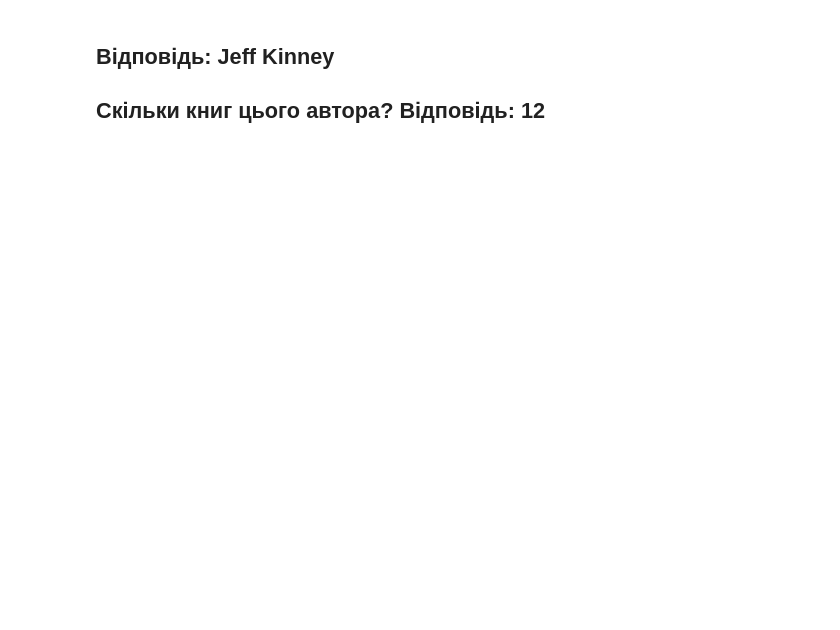
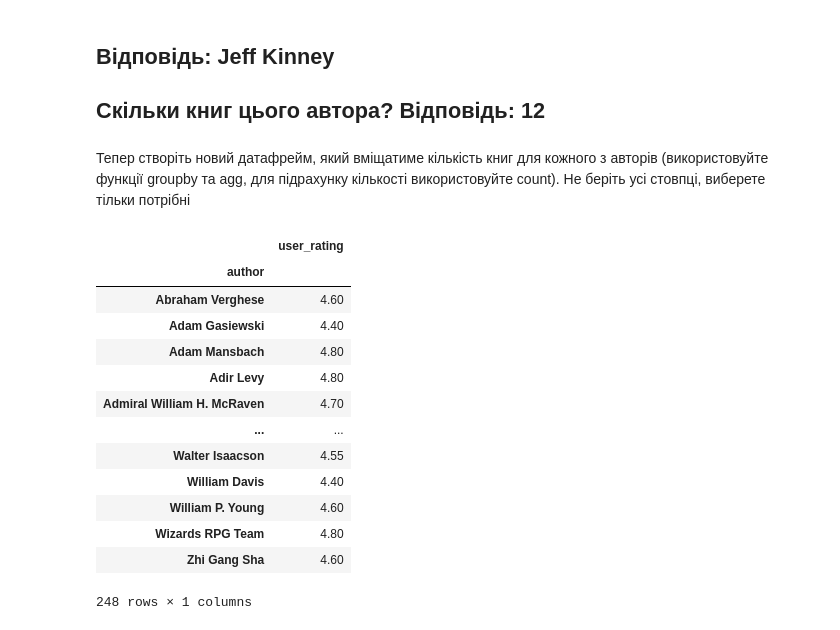
Before and after one commit to tarsweb-Python-GOIT/DS-HW, a Jupyter notebook: hw-02-03.ipynb, the cells around one changed output. Saved outputs shown, nothing was run; the diff lists cells and outputs as text; code cells hidden in the pictures; blank space fills up the shorter version.

```diff
--- a/hw-02-03.ipynb
+++ b/hw-02-03.ipynb
@@ -202,3 +202,23 @@ data_books[data_books["name"] == data_books["name"].max()]
 # %% [markdown]
 ## Відповідь: Jeff Kinney
 ## Скільки книг цього автора? Відповідь: 12
+# %% [markdown]
+Тепер створіть новий датафрейм, який вміщатиме кількість книг для кожного з авторів (використовуйте функції groupby та agg, для підрахунку кількості використовуйте count). Не беріть усі стовпці, виберете тільки потрібні
+# %%
+data_books_rating = dataframe[["author", "user_rating"]].drop_duplicates().groupby("author").agg({"user_rating": "mean"})
+data_books_rating
+# %% [output]
+|  | user_rating |
+| author |  |
+| Abraham Verghese | 4.60 |
+| Adam Gasiewski | 4.40 |
+| Adam Mansbach | 4.80 |
+| Adir Levy | 4.80 |
+| Admiral William H. McRaven | 4.70 |
+| ... | ... |
+| Walter Isaacson | 4.55 |
+| William Davis | 4.40 |
+| William P. Young | 4.60 |
+| Wizards RPG Team | 4.80 |
+| Zhi Gang Sha | 4.60 |
+248 rows × 1 columns
```
Also changed, not shown: parts of 7 cells of this notebook.
